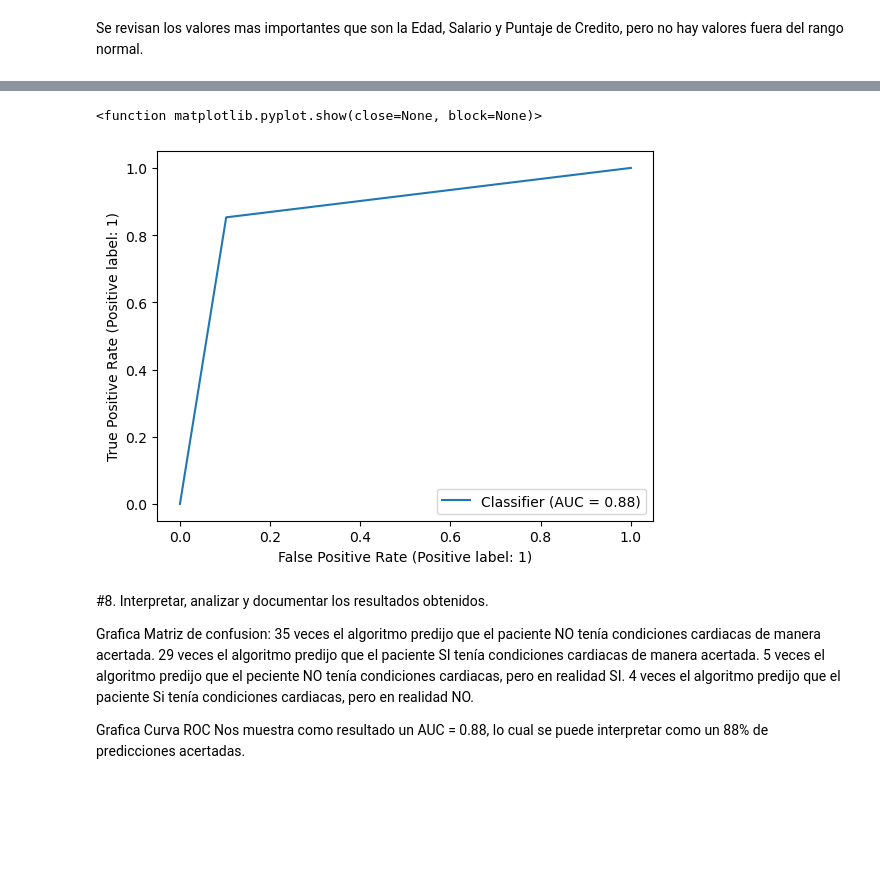
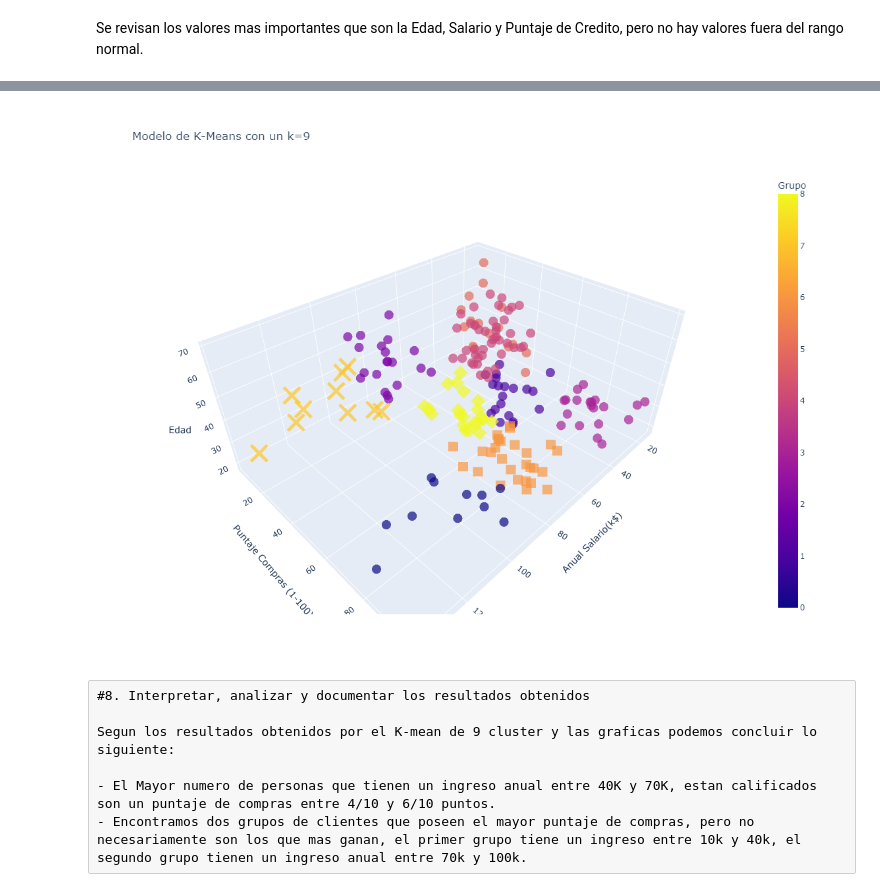
Before and after one commit to ManuelDaza01/UNAD-Analisis_Datos, a Jupyter notebook: K-means.ipynb, the cells around one changed output, grey strips where cells are left out. Saved outputs shown, nothing was run; the diff lists cells and outputs as text; code cells hidden in the pictures; blank space fills up the shorter version.

```diff
--- a/K-means.ipynb
+++ b/K-means.ipynb
@@ -253,17 +284,14 @@ disp.plot()
-# %%
-RocCurveDisplay.from_predictions(Y_test, prediccion)
-plt.show
-# %% [output]
-<function matplotlib.pyplot.show(close=None, block=None)>
-[figure, removed]
-# %% [markdown]
-#8. Interpretar, analizar y documentar los resultados obtenidos.
-
-Grafica Matriz de confusion:
-35 veces el algoritmo predijo que el paciente NO tenía condiciones cardiacas de manera acertada.
-29 veces el algoritmo predijo que el paciente SI tenía condiciones cardiacas de manera acertada.
-5 veces el algoritmo predijo que el peciente NO tenía condiciones cardiacas, pero en realidad SI.
-4 veces el algoritmo predijo que el paciente Si tenía condiciones cardiacas, pero en realidad NO.
-
-Grafica Curva ROC
-Nos muestra como resultado un AUC = 0.88, lo cual se puede interpretar como un 88% de predicciones acertadas.
+# %%
+# Crear un modelo 3D de los datos agrupados
+
+Grafica_3D = px.scatter_3d(data, x='Anual Salario(k$)', y='Puntaje Compras (1-100)', z='Edad', color='Grupo', symbol='Grupo', symbol_map={0: 'circle', 1: 'circle', 2: 'circle', 3: 'circle', 4: 'circle', 5: 'circle'}, opacity=0.7, width=900, height=850, title=f'Modelo de K-Means con un k={9}', labels={'label': 'Cluster'}, color_discrete_map={})
+Grafica_3D.update_layout(showlegend=False)
+# %% [output]
+[figure, added]
+# %% [raw]
+#8. Interpretar, analizar y documentar los resultados obtenidos
+
+Segun los resultados obtenidos por el K-mean de 9 cluster y las graficas podemos concluir lo siguiente:
+
+- El Mayor numero de personas que tienen un ingreso anual entre 40K y 70K, estan calificados son un puntaje de compras entre 4/10 y 6/10 puntos.
+- Encontramos dos grupos de clientes que poseen el mayor puntaje de compras, pero no necesariamente son los que mas ganan, el primer grupo tiene un ingreso entre 10k y 40k, el segundo grupo tienen un ingreso anual entre 70k y 100k.
```
Also changed, not shown: parts of 19 cells of this notebook.
